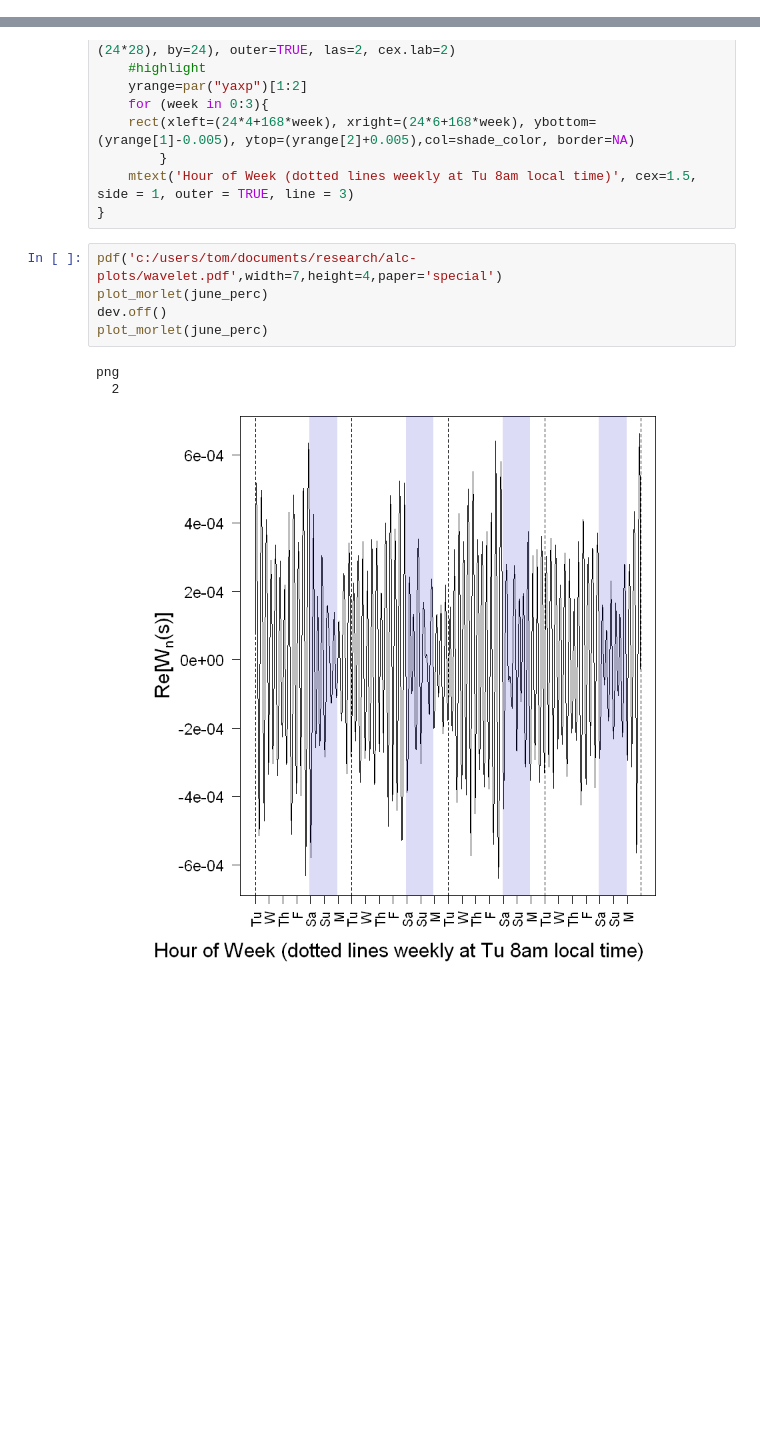
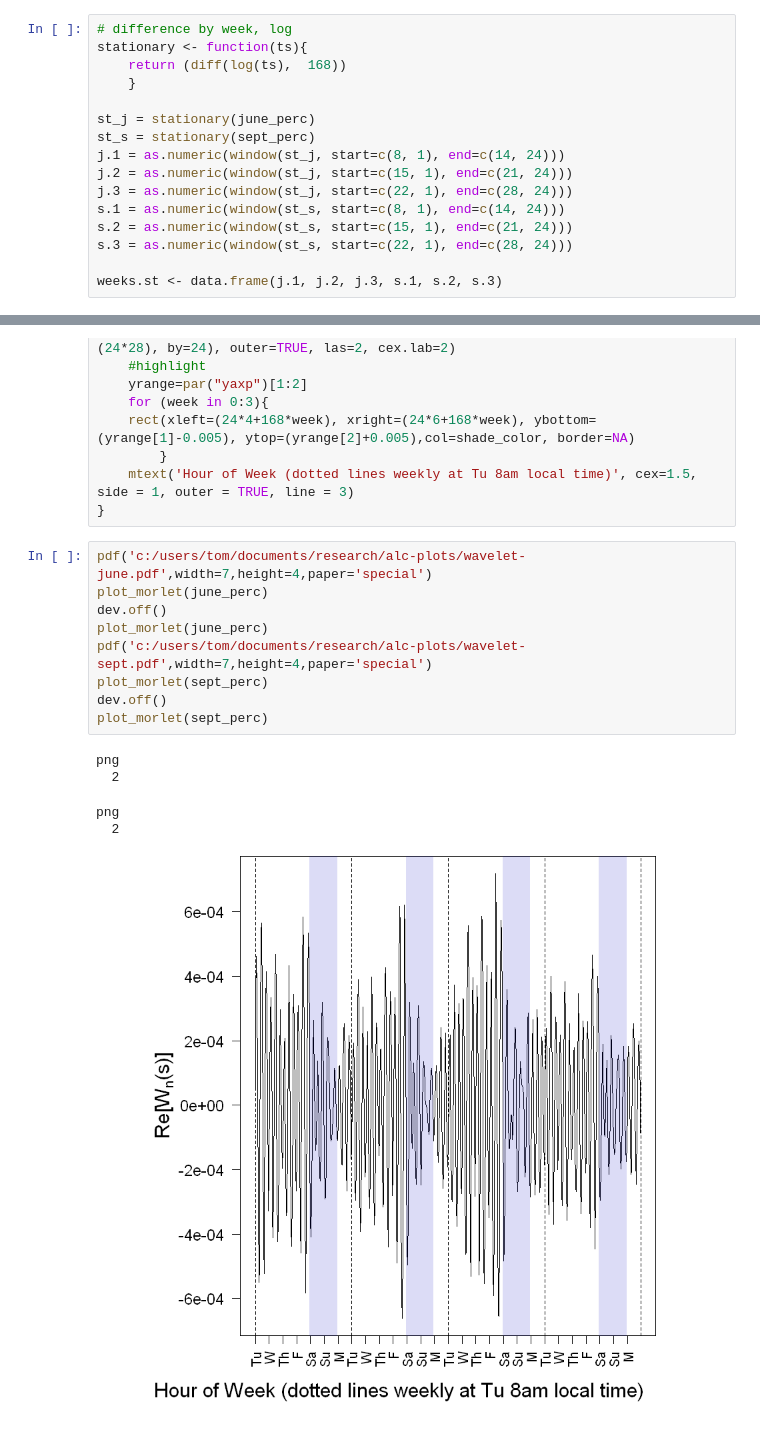
Before and after one commit to tj2huang/nyu-research, a Jupyter notebook: notebooks/r/final-plots.ipynb, the cells around one changed output, grey strips where cells are left out. Drawn from its saved outputs; the diff is of its cells as text; blank space fills up the shorter version.

```diff
--- a/notebooks/r/final-plots.ipynb
+++ b/notebooks/r/final-plots.ipynb
@@ -145,0 +169,16 @@ png
+# %%
+# difference by week, log
+stationary <- function(ts){
+    return (diff(log(ts),  168))
+    }
+
+st_j = stationary(june_perc)
+st_s = stationary(sept_perc)
+j.1 = as.numeric(window(st_j, start=c(8, 1), end=c(14, 24)))
+j.2 = as.numeric(window(st_j, start=c(15, 1), end=c(21, 24)))
+j.3 = as.numeric(window(st_j, start=c(22, 1), end=c(28, 24)))
+s.1 = as.numeric(window(st_s, start=c(8, 1), end=c(14, 24)))
+s.2 = as.numeric(window(st_s, start=c(15, 1), end=c(21, 24)))
+s.3 = as.numeric(window(st_s, start=c(22, 1), end=c(28, 24)))
+
+weeks.st <- data.frame(j.1, j.2, j.3, s.1, s.2, s.3)
@@ -537,11 +620,17 @@ plot_morlet <- function(ts){
     mtext('Hour of Week (dotted lines weekly at Tu 8am local time)', cex=1.5, side = 1, outer = TRUE, line = 3)
 }
 # %%
-pdf('c:/users/tom/documents/research/alc-plots/wavelet.pdf',width=7,height=4,paper='special')
+pdf('c:/users/tom/documents/research/alc-plots/wavelet-june.pdf',width=7,height=4,paper='special')
 plot_morlet(june_perc)
 dev.off()
 plot_morlet(june_perc)
+pdf('c:/users/tom/documents/research/alc-plots/wavelet-sept.pdf',width=7,height=4,paper='special')
+plot_morlet(sept_perc)
+dev.off()
+plot_morlet(sept_perc)
 # %% [output]
 png
   2
+png
+  2
-[figure, old version]
+[figure, new version]
```
Also changed, not shown: parts of 15 cells of this notebook, 9 other files.
